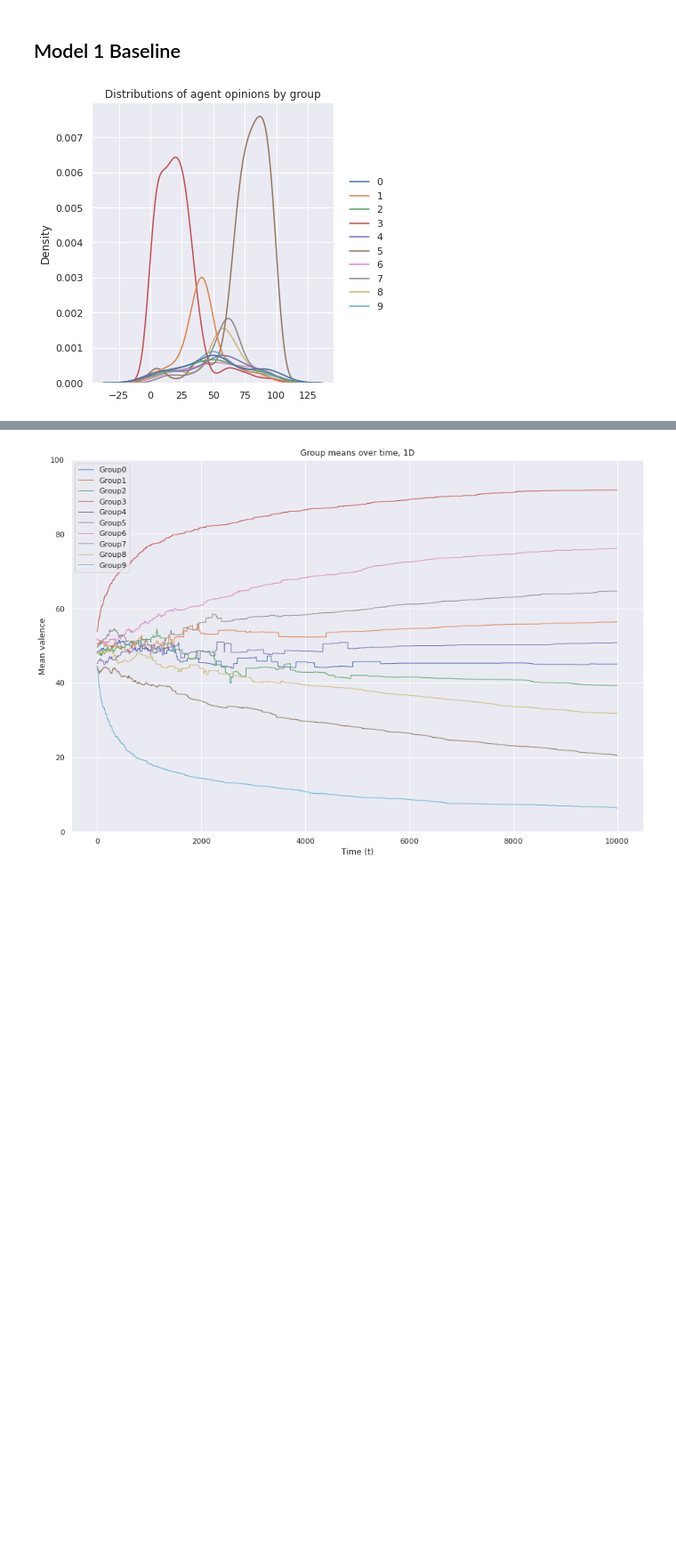
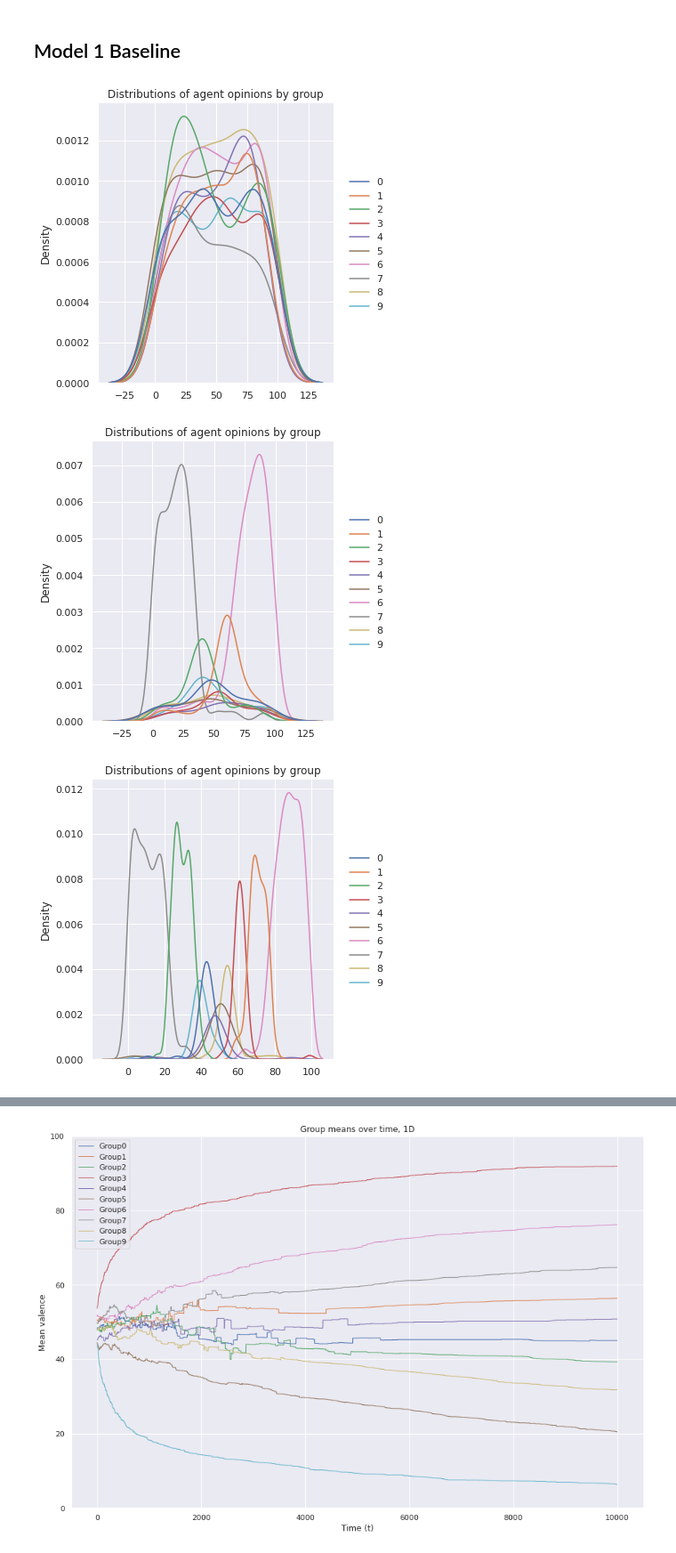
Before and after one commit to vincentmwong/groupshift-model, a Jupyter notebook: Groupshift_Model.ipynb, the cells around one changed output, grey strips where cells are left out. Shown: that part at 89% size. Cells and saved outputs as stored; diff of their text form; code cells hidden in the pictures; blank space fills up the shorter version.

Commit message:
Add ability to save out specific time slices throughout the simulation

```diff
--- a/Groupshift_Model.ipynb
+++ b/Groupshift_Model.ipynb
@@ -133,13 +134,15 @@ class GroupshiftSim():
 # Intializing
 #===============================================================================
 
-  def __init__(self, groupshift_function, indivchoice_function, lowvalence = 0, highvalence =100, s = 1, inittype='random'):
+  def __init__(self, groupshift_function, indivchoice_function, lowvalence = 0, highvalence =100, s = 1, inittype='random', save_timesteps = []):
     self.lowvalence = lowvalence
     self.highvalence = highvalence
     self.s = s
 
     self.savemeans = []
     self.savesizes = []
+    self.save_timesteps = [0] + save_timesteps
+    self.saved_graphs = {}
 
     self.groupShift = groupshift_function
     self.indivChoice = indivchoice_function
@@ -179,11 +182,16 @@ class GroupshiftSim():
 
   def runSimulation(self, timesteps, **kwargs):
     self.timesteps = timesteps
+    self.save_timesteps.append(timesteps-1)
     for t in tqdm(range(self.timesteps)):
+      #Save out the graph data
+      if t in self.save_timesteps:
+        self.saved_graphs[t] = deepcopy(self.g)
+
       #Perform group shift function
       self.groupShift(self)
 
-      #Save out the data
+      #Save out the statistical data
       thesemeans = grabMeans(self.g,self.grouplist)
       thesesizes = grabGroupsize(self.g,self.grouplist)
       self.savemeans.append(thesemeans)
@@ -231,13 +239,17 @@ class GroupshiftSim():
 
   def plotIndivDist(self, t='now', overall = True):
     if t=='now':
-        agent_valences = nx.get_node_attributes(self.g,'valence')
-        agent_sets = {xx:list(self.g.neighbors(xx)) for xx in self.grouplist} #Grab the agents associated with each group
-        agent_sets_valence = {xx:[agent_valences[i][0] for i in agent_sets[xx]] for xx in self.grouplist} #Grab the valence associated with each agent, by group
+      thisgraph = self.g
     elif type(t) == int:
-      pass #Plotting distributions at a given time is not implemented yet. This would require saving the graph at every time step, which might be too costly.
+      if t not in self.saved_graphs:
+        raise Exception("The graph at the timestep you requested has not been saved. This timestep is not available.")
+      thisgraph = self.saved_graphs[t]
     else:
       raise Exception("Invalid input for timeslice parameter for plotting the distribution of individual values.")
+
+    agent_valences = nx.get_node_attributes(thisgraph,'valence')
+    agent_sets = {xx:list(thisgraph.neighbors(xx)) for xx in self.grouplist} #Grab the agents associated with each group
+    agent_sets_valence = {xx:[agent_valences[i][0] for i in agent_sets[xx]] for xx in self.grouplist} #Grab the valence associated with each agent, by group
 
 
     if overall:
@@ -295,15 +307,21 @@ def oneNodeOpenSwitch(self, public_info, kwargs):
     self.g.add_edge(thisnode,mingroup)
 # %%
 testSim = GroupshiftSim(groupshift_function = groupshiftSimpleMean,
-                        indivchoice_function = oneNodeOpenSwitch)
+                        indivchoice_function = oneNodeOpenSwitch,
+                        save_timesteps=list(range(0,10000,1000)))
 
 num_nodes = 1000
 num_groups = 10
-timesteps = 1000
+timesteps = 10000
 
 testSim.initializeNodes(num_nodes, num_groups, 'random')
 testSim.runSimulation(timesteps)
-# %%
-testSim.plotIndivDist(overall=False)
-# %% [output]
-[figure, removed]
+# %%
+testSim.plotIndivDist(t=0, overall=False)
+testSim.plotIndivDist(t=1000, overall=False)
+testSim.plotIndivDist(t=4000, overall=False)
+testSim.plotIndivDist(overall=False)
+# %% [output]
+[figure, added]
+[figure, added]
+[figure, added]
```
Also changed, not shown: parts of 2 cells of this notebook.
